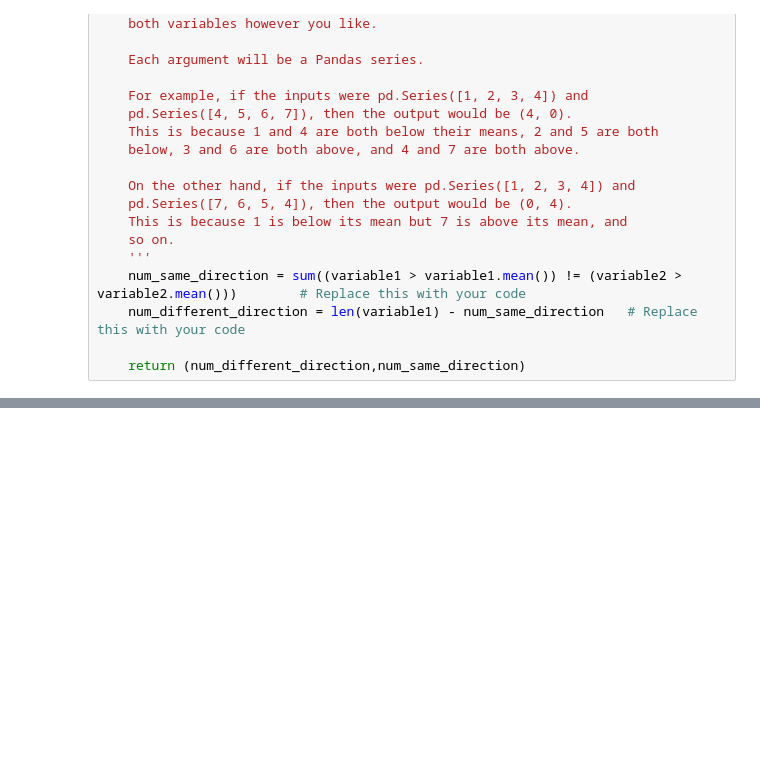
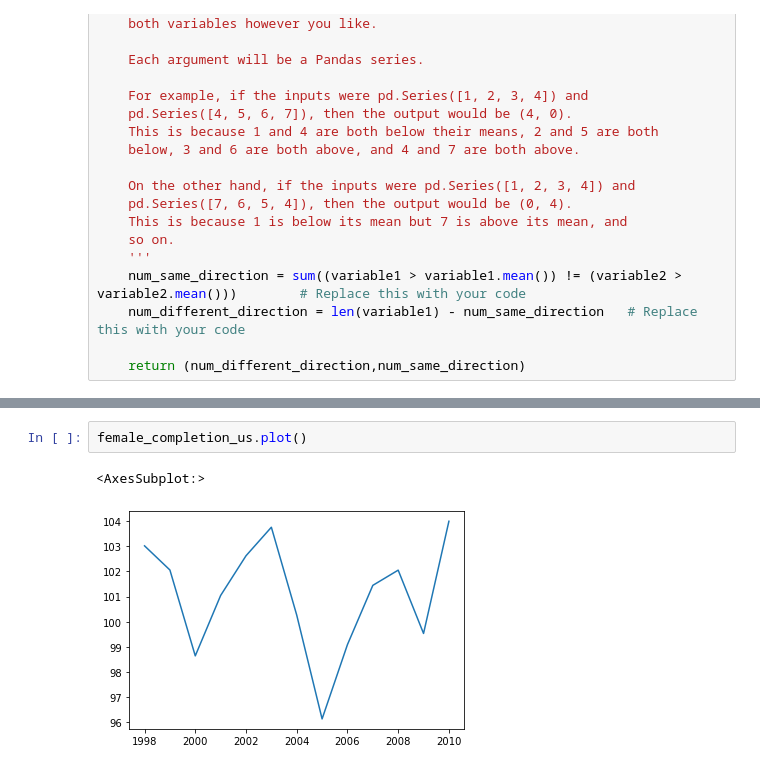
Before and after one commit to bhupendpatil/Practice, a Jupyter notebook: Data Analysis/NumPyandPandasfor1DData/Lesson2.ipynb, the cells around one changed output, grey strips where cells are left out. Drawn from its saved outputs; the diff is of its cells as text; blank space fills up the shorter version.

```diff
--- a/Data Analysis/NumPyandPandasfor1DData/Lesson2.ipynb
+++ b/Data Analysis/NumPyandPandasfor1DData/Lesson2.ipynb
@@ -346,0 +527,5 @@ def variable_correlation(variable1, variable2):
+# %%
+female_completion_us.plot()
+# %% [output]
+<AxesSubplot:>
+[figure, added]
```
Also changed, not shown: parts of 12 cells of this notebook.
